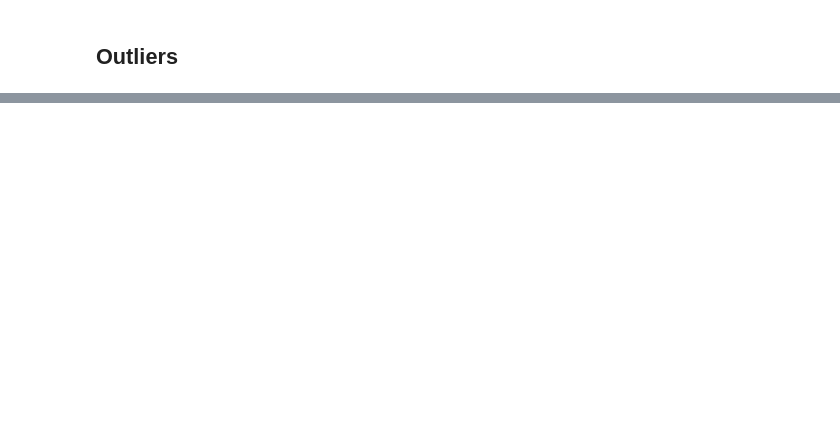
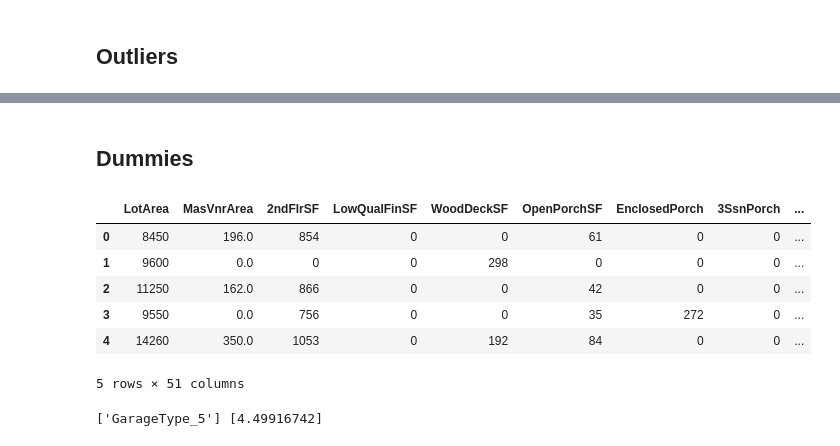
Before and after one commit to nmkhiem/House-Price-Prediction, a Jupyter notebook: Linear Regression/Notebook/Linear Regression - Level 5.ipynb, the cells around one changed output, grey strips where cells are left out. Cells and saved outputs as stored; diff of their text form; code cells hidden in the pictures; blank space fills up the shorter version.

```diff
--- a/Linear Regression/Notebook/Linear Regression - Level 5.ipynb
+++ b/Linear Regression/Notebook/Linear Regression - Level 5.ipynb
@@ -458,0 +400,9 @@ df_train
+# %%
+while True:
+    df_vif = check_VIF(df_features)
+    if df_vif.VIF.head(1).values < 4:
+        break
+    temp = df_vif.feature.head(1).values
+    print(temp, df_vif.VIF.head(1).values)
+    df_features.drop(columns = temp, inplace = True)
+    df.drop(columns = temp, inplace = True)
@@ -458,0 +447,2 @@ df_train
+# %%
+df.drop(columns = 'YearBuilt', inplace = True)
@@ -458,0 +469,20 @@ df_train
+# %% [markdown]
+## Dummies
+# %%
+temp = []
+for i in df.columns:
+    if i in category_df.columns:
+        temp.append(i)
+# %%
+df = pd.get_dummies(df, columns = temp, drop_first=True)
+# %%
+df = df * 1
+df.head()
+# %% [output]
+|  | LotArea | MasVnrArea | 2ndFlrSF | LowQualFinSF | WoodDeckSF | OpenPorchSF | EnclosedPorch | 3SsnPorch | ... |
+| 0 | 8450 | 196.0 | 854 | 0 | 0 | 61 | 0 | 0 | ... |
+| 1 | 9600 | 0.0 | 0 | 0 | 298 | 0 | 0 | 0 | ... |
+| 2 | 11250 | 162.0 | 866 | 0 | 0 | 42 | 0 | 0 | ... |
+| 3 | 9550 | 0.0 | 756 | 0 | 0 | 35 | 272 | 0 | ... |
+| 4 | 14260 | 350.0 | 1053 | 0 | 192 | 84 | 0 | 0 | ... |
+5 rows × 51 columns
@@ -458,0 +491,11 @@ df_train
+# %%
+while True:
+    df_vif = check_VIF(df_features)
+    if df_vif.VIF.head(1).values < 4:
+        break
+    temp = df_vif.feature.head(1).values
+    print(temp, df_vif.VIF.head(1).values)
+    df_features.drop(columns = temp, inplace = True)
+    df.drop(columns = temp, inplace = True)
+# %% [output]
+['GarageType_5'] [4.49916742]
```
Also changed, not shown: parts of 118 cells of this notebook, 1 other file.
